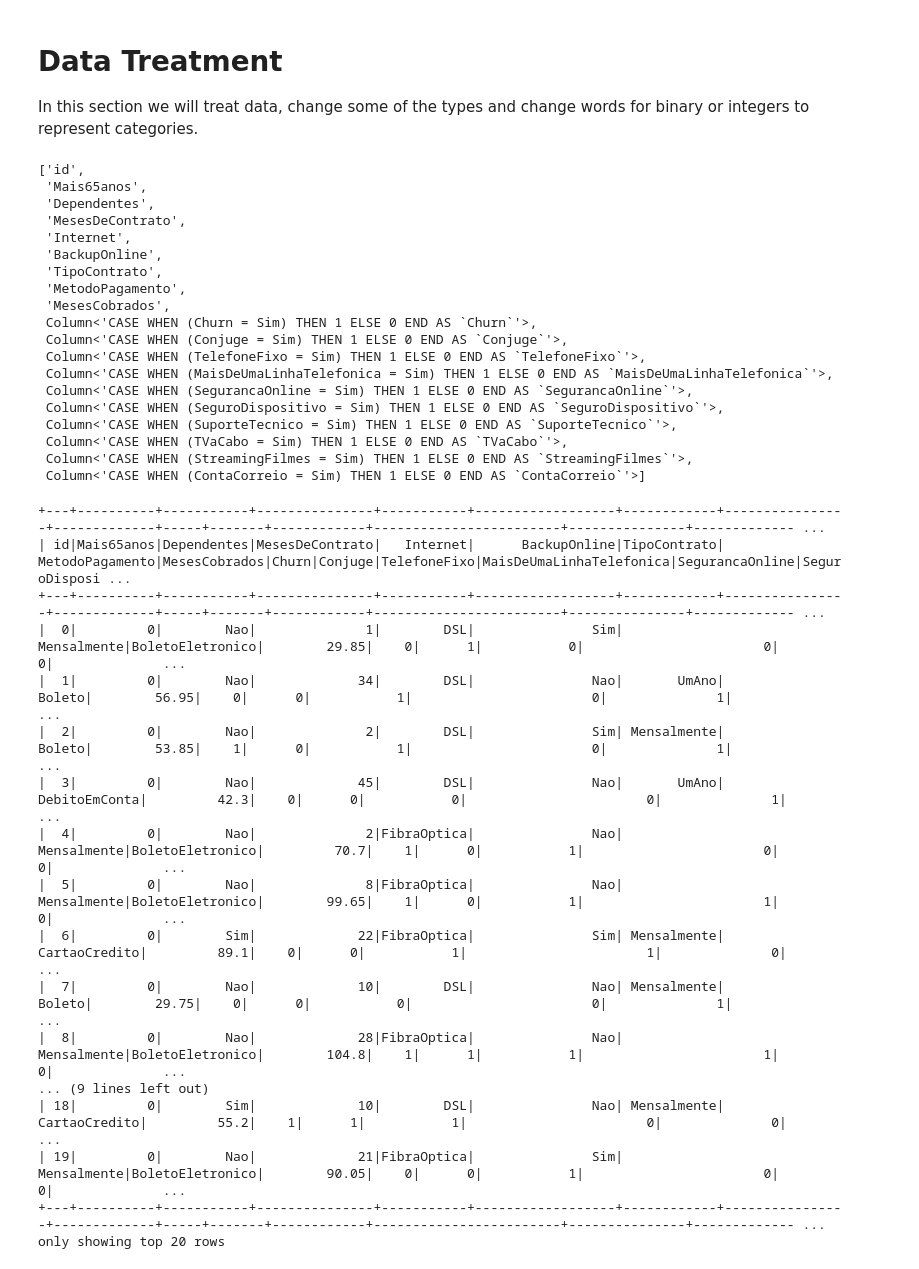
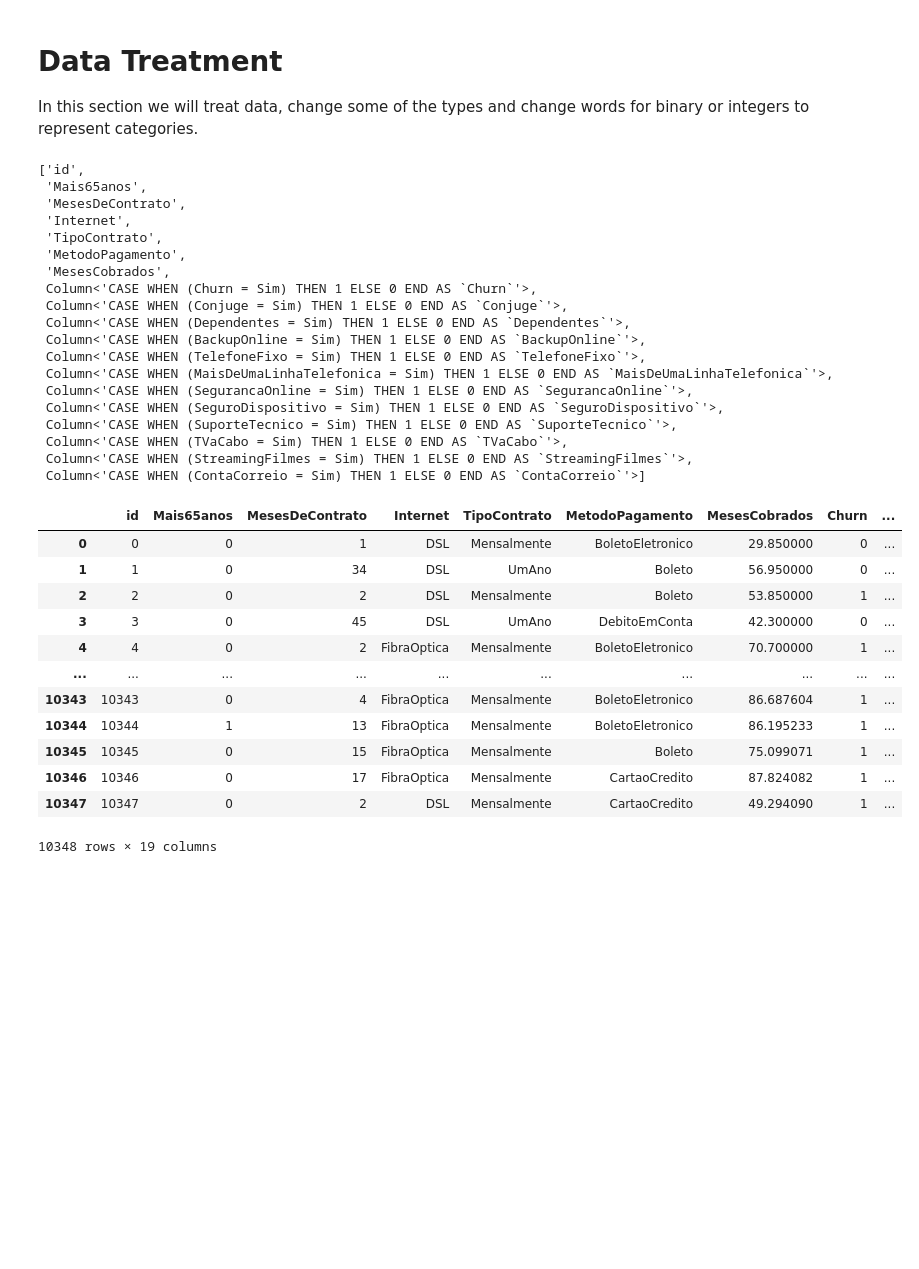
Before and after one commit to teddsords/NTConsult-Codes, a Jupyter notebook: Curso Engenharia de Dados/Engenharia de Dados/Spark - Creating Classification Models/main.ipynb, the cells around one changed output. Drawn from its saved outputs; the diff is of its cells as text; code cells hidden in the pictures; blank space fills up the shorter version.

```diff
--- a/Curso Engenharia de Dados/Engenharia de Dados/Spark - Creating Classification Models/main.ipynb
+++ b/Curso Engenharia de Dados/Engenharia de Dados/Spark - Creating Classification Models/main.ipynb
@@ -101,6 +101,8 @@ In this section we will treat data, change some of the types and change words fo
 colunas_binarias=[
     'Churn',
     'Conjuge',
+    'Dependentes',
+    'BackupOnline',
     'TelefoneFixo',
     'MaisDeUmaLinhaTelefonica',
     'SegurancaOnline',
@@ -122,15 +124,15 @@ todas_colunas
 # %% [output]
 ['id',
  'Mais65anos',
- 'Dependentes',
  'MesesDeContrato',
  'Internet',
- 'BackupOnline',
  'TipoContrato',
  'MetodoPagamento',
  'MesesCobrados',
  Column<'CASE WHEN (Churn = Sim) THEN 1 ELSE 0 END AS `Churn`'>,
  Column<'CASE WHEN (Conjuge = Sim) THEN 1 ELSE 0 END AS `Conjuge`'>,
+ Column<'CASE WHEN (Dependentes = Sim) THEN 1 ELSE 0 END AS `Dependentes`'>,
+ Column<'CASE WHEN (BackupOnline = Sim) THEN 1 ELSE 0 END AS `BackupOnline`'>,
  Column<'CASE WHEN (TelefoneFixo = Sim) THEN 1 ELSE 0 END AS `TelefoneFixo`'>,
  Column<'CASE WHEN (MaisDeUmaLinhaTelefonica = Sim) THEN 1 ELSE 0 END AS `MaisDeUmaLinhaTelefonica`'>,
  Column<'CASE WHEN (SegurancaOnline = Sim) THEN 1 ELSE 0 END AS `SegurancaOnline`'>,
@@ -142,25 +144,21 @@ todas_colunas
 # %%
 dados.select(
     todas_colunas
-).show()
+).toPandas()
 # %% [output]
+|  | id | Mais65anos | MesesDeContrato | Internet | TipoContrato | MetodoPagamento | MesesCobrados | Churn | ... |
+| 0 | 0 | 0 | 1 | DSL | Mensalmente | BoletoEletronico | 29.850000 | 0 | ... |
+| 1 | 1 | 0 | 34 | DSL | UmAno | Boleto | 56.950000 | 0 | ... |
+| 2 | 2 | 0 | 2 | DSL | Mensalmente | Boleto | 53.850000 | 1 | ... |
+| 3 | 3 | 0 | 45 | DSL | UmAno | DebitoEmConta | 42.300000 | 0 | ... |
+| 4 | 4 | 0 | 2 | FibraOptica | Mensalmente | BoletoEletronico | 70.700000 | 1 | ... |
+| ... | ... | ... | ... | ... | ... | ... | ... | ... | ... |
+| 10343 | 10343 | 0 | 4 | FibraOptica | Mensalmente | BoletoEletronico | 86.687604 | 1 | ... |
+| 10344 | 10344 | 1 | 13 | FibraOptica | Mensalmente | BoletoEletronico | 86.195233 | 1 | ... |
+| 10345 | 10345 | 0 | 15 | FibraOptica | Mensalmente | Boleto | 75.099071 | 1 | ... |
+| 10346 | 10346 | 0 | 17 | FibraOptica | Mensalmente | CartaoCredito | 87.824082 | 1 | ... |
+| 10347 | 10347 | 0 | 2 | DSL | Mensalmente | CartaoCredito | 49.294090 | 1 | ... |
-+---+----------+-----------+---------------+-----------+------------------+------------+----------------+-------------+-----+-------+------------+------------------------+---------------+------------- ...
-| id|Mais65anos|Dependentes|MesesDeContrato|   Internet|      BackupOnline|TipoContrato| MetodoPagamento|MesesCobrados|Churn|Conjuge|TelefoneFixo|MaisDeUmaLinhaTelefonica|SegurancaOnline|SeguroDisposi ...
-+---+----------+-----------+---------------+-----------+------------------+------------+----------------+-------------+-----+-------+------------+------------------------+---------------+------------- ...
-|  0|         0|        Nao|              1|        DSL|               Sim| Mensalmente|BoletoEletronico|        29.85|    0|      1|           0|                       0|              0|              ...
-|  1|         0|        Nao|             34|        DSL|               Nao|       UmAno|          Boleto|        56.95|    0|      0|           1|                       0|              1|              ...
-|  2|         0|        Nao|              2|        DSL|               Sim| Mensalmente|          Boleto|        53.85|    1|      0|           1|                       0|              1|              ...
-|  3|         0|        Nao|             45|        DSL|               Nao|       UmAno|   DebitoEmConta|         42.3|    0|      0|           0|                       0|              1|              ...
-|  4|         0|        Nao|              2|FibraOptica|               Nao| Mensalmente|BoletoEletronico|         70.7|    1|      0|           1|                       0|              0|              ...
-|  5|         0|        Nao|              8|FibraOptica|               Nao| Mensalmente|BoletoEletronico|        99.65|    1|      0|           1|                       1|              0|              ...
-|  6|         0|        Sim|             22|FibraOptica|               Sim| Mensalmente|   CartaoCredito|         89.1|    0|      0|           1|                       1|              0|              ...
-|  7|         0|        Nao|             10|        DSL|               Nao| Mensalmente|          Boleto|        29.75|    0|      0|           0|                       0|              1|              ...
-|  8|         0|        Nao|             28|FibraOptica|               Nao| Mensalmente|BoletoEletronico|        104.8|    1|      1|           1|                       1|              0|              ...
-... (9 lines left out)
-| 18|         0|        Sim|             10|        DSL|               Nao| Mensalmente|   CartaoCredito|         55.2|    1|      1|           1|                       0|              0|              ...
-| 19|         0|        Nao|             21|FibraOptica|               Sim| Mensalmente|BoletoEletronico|        90.05|    0|      0|           1|                       0|              0|              ...
-+---+----------+-----------+---------------+-----------+------------------+------------+----------------+-------------+-----+-------+------------+------------------------+---------------+------------- ...
-only showing top 20 rows
+10348 rows × 19 columns
 # %%
 dataset= dados.select(todas_colunas)
 # %%
```
Also changed, not shown: parts of 8 cells of this notebook.
